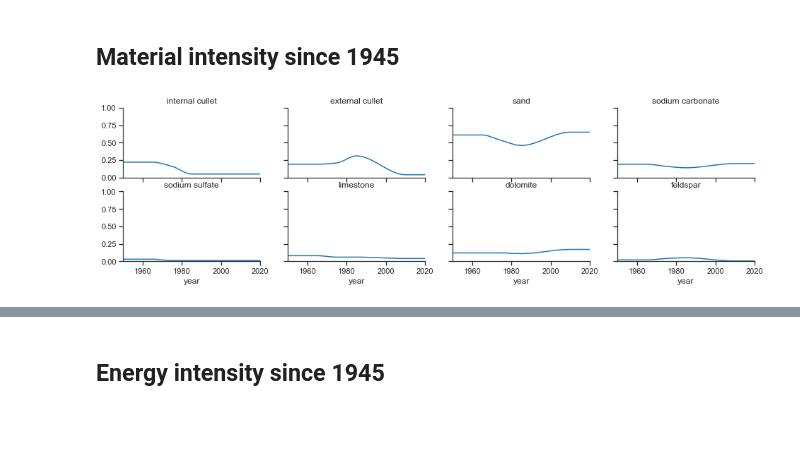
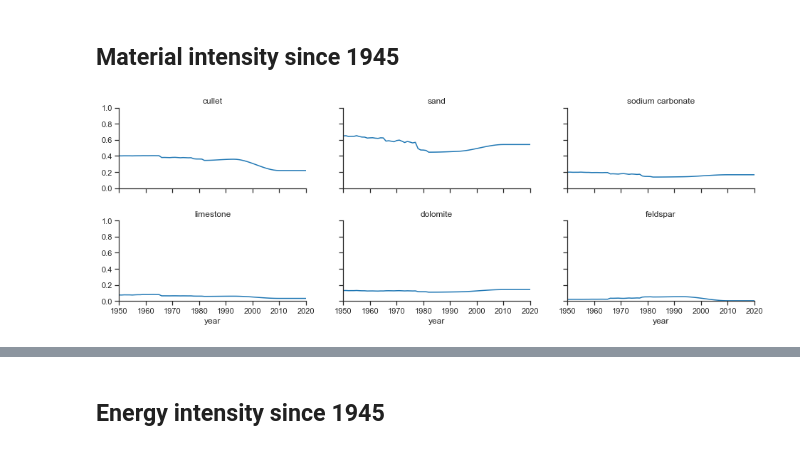
Before and after one commit to JeanSouv/01_MFA_GlassIndustry, a Jupyter notebook: MFA_FlatGlassIndustry.ipynb, the cells around one changed output, grey strips where cells are left out. Saved outputs shown, nothing was run; the diff lists cells and outputs as text; code cells hidden in the pictures; blank space fills up the shorter version.

```diff
--- a/MFA_FlatGlassIndustry.ipynb
+++ b/MFA_FlatGlassIndustry.ipynb
@@ -496,7 +495,8 @@ BE_FR['Consumption [kt]'] = (BE_FR['Production [kt]']
                                          + BE_FR['Import Ratio']
                                          * BE_FR['Production [kt]']
                                          - BE_FR['Export Ratio']
-                                         * BE_FR['Production [kt]'])
+                                         * BE_FR['Production [kt]']
+                            )
 
 BE_FR = BE_FR.unstack()
 # %%
@@ -918,29 +918,32 @@ plt.show()
 # %%
 # Creating a DataFrame for material intensity
 MatIntensity = FR_data.parse('RawMat_Intensity').set_index('year')
+# %%
+MatIntensity['cullet, kg/kg'] = (MatIntensity['internal cullet, kg/kg']
+                          + MatIntensity['external cullet, kg/kg'])
 # %%
 # Interpolating the raw material intensity dataset
 MatIntensity = MatIntensity.interpolate(method='pchip',
                                          limit_direction='forward')
 # %%
-materials = ['internal cullet', 'external cullet', 'sand', 'sodium carbonate',
-             'sodium sulfate', 'limestone', 'dolomite', 'feldspar']
+materials = ['cullet', 'sand', 'sodium carbonate',
+             'limestone', 'dolomite', 'feldspar']
 # %%
-fig, axes = plt.subplots(nrows=2, ncols=4,
+fig, axes = plt.subplots(nrows=2, ncols=3,
                          sharex=True, sharey=True,
-                         figsize=(16,4))
+                         figsize=(16,5))
 
 for i, (ax, mat) in enumerate(zip(axes.flatten(), materials)):
 
     ax.set_title(mat)
     MatIntensity[(f"{mat}, kg/kg")].plot(ax=ax)
 
 ax.set_xlim(1950,2020)
 ax.set_ylim(0,1)
 
-# Eventuellement: fig.tight_layout()
+fig.subplots_adjust(hspace = 0.4)
 
 sns.despine()
 plt.show()
 # %% [output]
-[figure, old version]
+[figure, new version]
```
Also changed, not shown: parts of 95 cells of this notebook, 1 other file.
